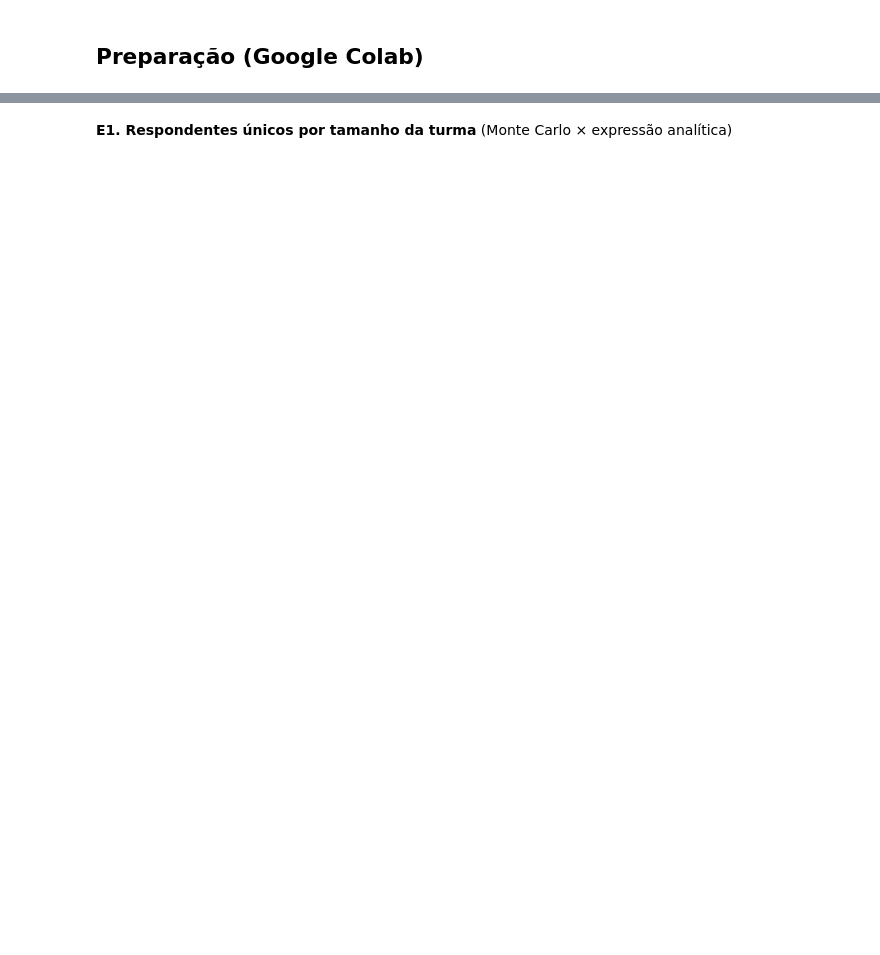
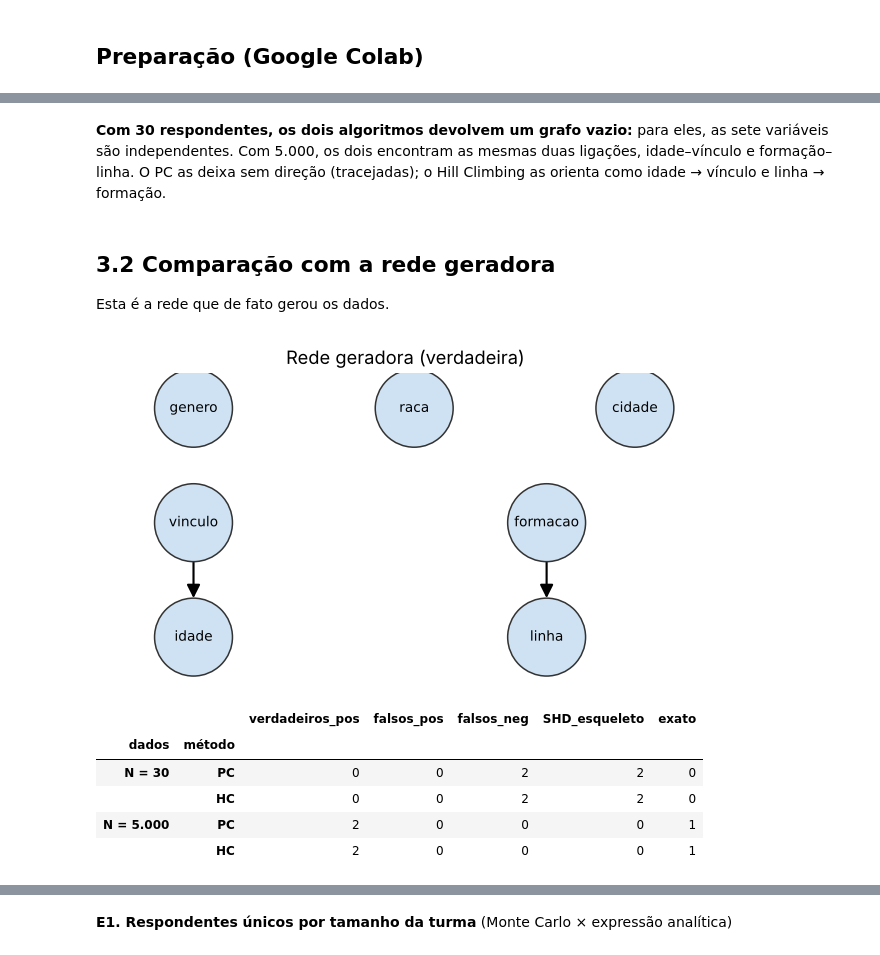
Before and after one commit to barbozapauloricardo/reidentificacao-populacoes-pequenas, a Jupyter notebook: testes_do_artigo.ipynb, the cells around one changed output, grey strips where cells are left out. Saved outputs shown, nothing was run; the diff lists cells and outputs as text; code cells hidden in the pictures; blank space fills up the shorter version.

```diff
--- a/testes_do_artigo.ipynb
+++ b/testes_do_artigo.ipynb
@@ -150,0 +320,18 @@ Cada pergunta abaixo é respondida por uma consulta à rede (eliminação de var
+# %%
+pos_g = {"genero": (0, 1), "raca": (1, 1), "cidade": (2, 1),
+         "vinculo": (0, 0), "formacao": (1.6, 0), "idade": (0, -1), "linha": (1.6, -1)}
+
+def desenhar_modelo(m, titulo):
+    if hasattr(m, "undirected_edges"):
+        nao = {frozenset(e) for e in m.undirected_edges}
+        desenhar(m.directed_edges, pos_g, titulo, nao_dirigidas=[tuple(e) for e in nao])
+    else:
+        desenhar(m.edges(), pos_g, titulo)
+
+aprendidas = {}
+for rotulo, df in [("N = 30", turma), ("N = 5.000", pop)]:
+    for metodo, nome in [("PC", "PC (qui-quadrado)"), ("HC", "Hill Climbing (BIC)")]:
+        m = ad.aprender(df, metodo)
+        aprendidas[(rotulo, metodo)] = m
+        desenhar_modelo(m, f"{nome}, {rotulo}")
+        print("  arestas:", ad.arestas_legiveis(m) or "nenhuma")
@@ -150,0 +347,20 @@ Cada pergunta abaixo é respondida por uma consulta à rede (eliminação de var
+# %% [markdown]
+**Com 30 respondentes, os dois algoritmos devolvem um grafo vazio:** para eles, as sete variáveis são independentes. Com 5.000, os dois encontram as mesmas duas ligações, idade–vínculo e formação–linha. O PC as deixa sem direção (tracejadas); o Hill Climbing as orienta como idade → vínculo e linha → formação.
+# %% [markdown]
+## 3.2 Comparação com a rede geradora
+
+Esta é a rede que de fato gerou os dados.
+# %%
+desenhar([("vinculo", "idade"), ("formacao", "linha")], pos_g, "Rede geradora (verdadeira)")
+linhas = []
+for (rotulo, metodo), m in aprendidas.items():
+    linhas.append({"dados": rotulo, "método": metodo, **ae.avaliar(ae.esqueleto(m.edges()))})
+display(pd.DataFrame(linhas).set_index(["dados", "método"]))
+# %% [output]
+[figure, added]
+|  |  | verdadeiros_pos | falsos_pos | falsos_neg | SHD_esqueleto | exato |
+| dados | método |  |  |  |  |  |
+| N = 30 | PC | 0 | 0 | 2 | 2 | 0 |
+|  | HC | 0 | 0 | 2 | 2 | 0 |
+| N = 5.000 | PC | 2 | 0 | 0 | 0 | 1 |
+|  | HC | 2 | 0 | 0 | 0 | 1 |
```
Also changed, not shown: parts of 108 cells of this notebook, 2 other files.
